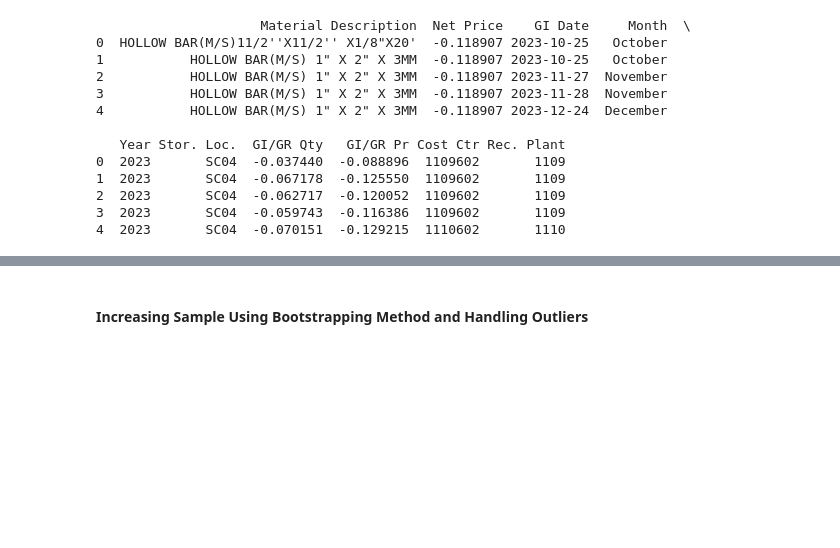
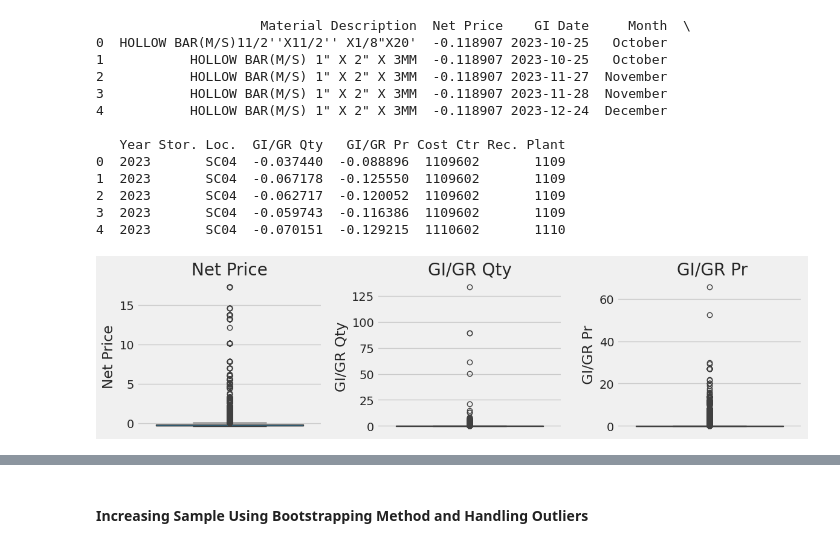
Before and after one commit to MaryVII/Inventory-Demand-Prediction, a Jupyter notebook: Inventory Demand Prediction.ipynb, the cells around one changed output, grey strips where cells are left out. Cells and saved outputs as stored; diff of their text form; code cells hidden in the pictures; blank space fills up the shorter version.

```diff
--- a/Inventory Demand Prediction.ipynb
+++ b/Inventory Demand Prediction.ipynb
@@ -326,6 +326,19 @@ print(df2.head())
 2  2023       SC04  -0.062717  -0.120052  1109602       1109
 3  2023       SC04  -0.059743  -0.116386  1109602       1109
 4  2023       SC04  -0.070151  -0.129215  1110602       1110
+# %%
+# prompt: code blox plot for numerical columns
+
+# Box plots for numerical columns
+plt.figure(figsize=(12, 6))
+for i, col in enumerate(numerical_cols):
+    plt.subplot(2, 3, i + 1)
+    sns.boxplot(y=df2[col])
+    plt.title(col)
+plt.tight_layout()
+plt.show()
+# %% [output]
+[figure, added]
 # %%
 for column in df2.select_dtypes(include=['number']):
     plt.figure()  # Create a new figure for each plot
```
Also changed, not shown: parts of 13 cells of this notebook.
